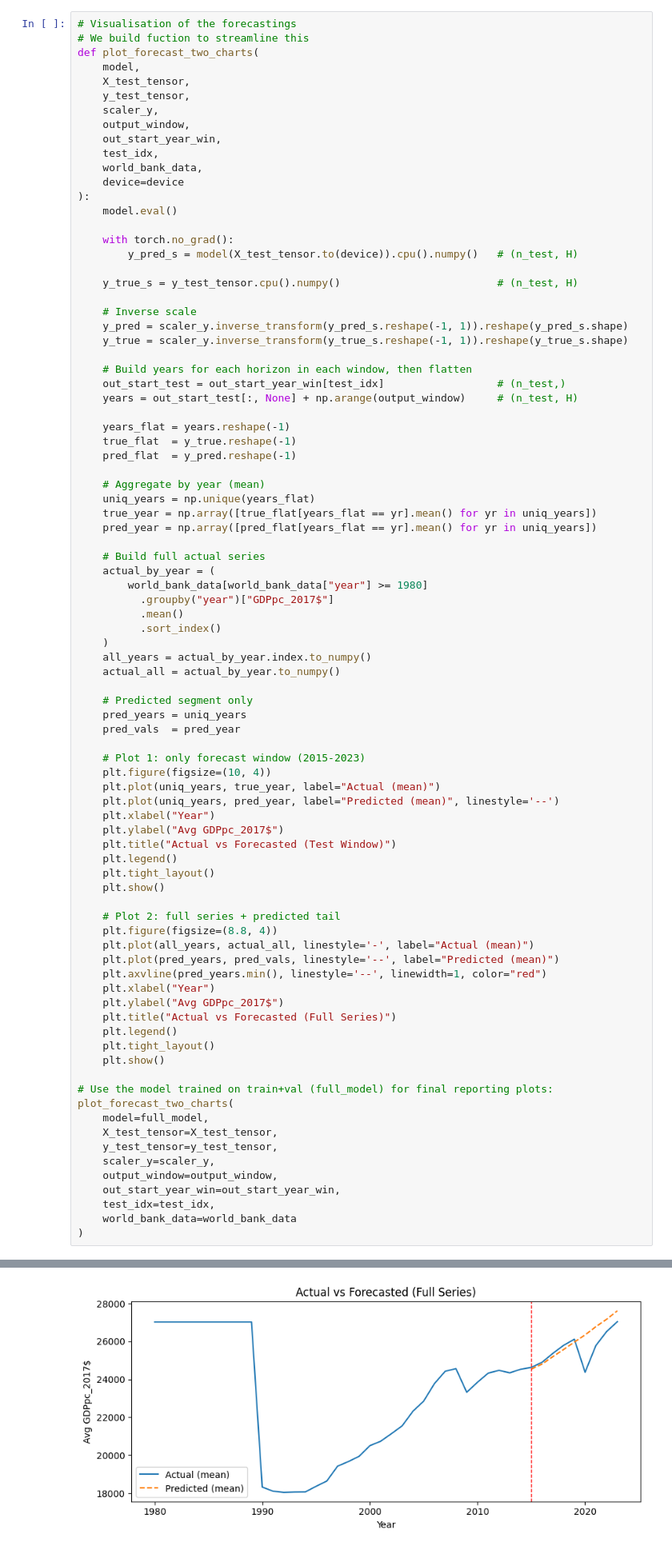
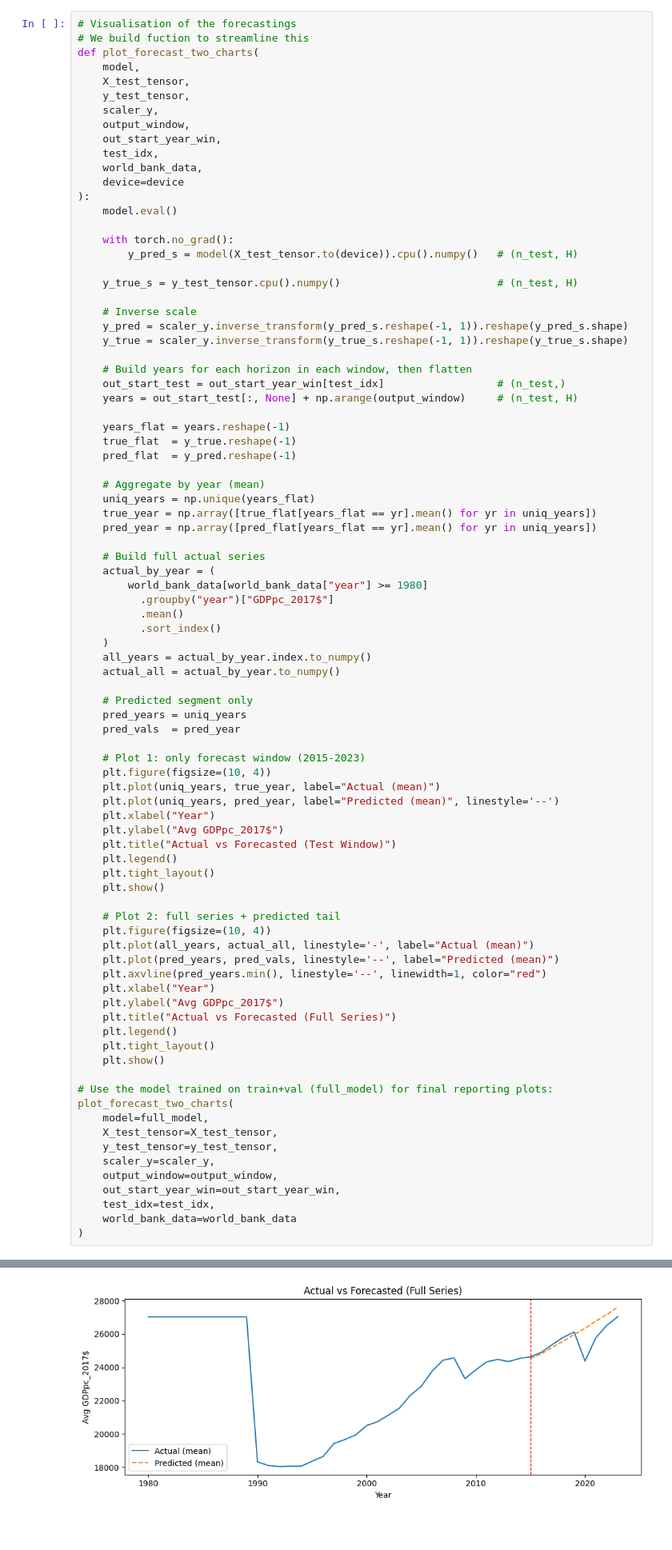
Before and after one commit to shaikm7d/Global-GDP-Forecasting-using-Deep-Learning, a Jupyter notebook: Time_Series_Forecasting.ipynb, the cells around one changed output, grey strips where cells are left out. Shown at 80% size. Saved outputs shown, nothing was run; the diff lists cells and outputs as text; blank space fills up the shorter version.

```diff
--- a/Time_Series_Forecasting.ipynb
+++ b/Time_Series_Forecasting.ipynb
@@ -646,32 +646,32 @@ def plot_forecast_two_charts(
     plt.ylabel("Avg GDPpc_2017$")
     plt.title("Actual vs Forecasted (Test Window)")
     plt.legend()
     plt.tight_layout()
     plt.show()
 
     # Plot 2: full series + predicted tail
-    plt.figure(figsize=(8.8, 4))
+    plt.figure(figsize=(10, 4))
     plt.plot(all_years, actual_all, linestyle='-', label="Actual (mean)")
     plt.plot(pred_years, pred_vals, linestyle='--', label="Predicted (mean)")
     plt.axvline(pred_years.min(), linestyle='--', linewidth=1, color="red")
     plt.xlabel("Year")
     plt.ylabel("Avg GDPpc_2017$")
     plt.title("Actual vs Forecasted (Full Series)")
     plt.legend()
     plt.tight_layout()
     plt.show()
 
 # Use the model trained on train+val (full_model) for final reporting plots:
 plot_forecast_two_charts(
     model=full_model,
     X_test_tensor=X_test_tensor,
     y_test_tensor=y_test_tensor,
     scaler_y=scaler_y,
     output_window=output_window,
     out_start_year_win=out_start_year_win,
     test_idx=test_idx,
     world_bank_data=world_bank_data
 )
 # %% [output]
 [figure]
-[figure, old version]
+[figure, new version]
```
